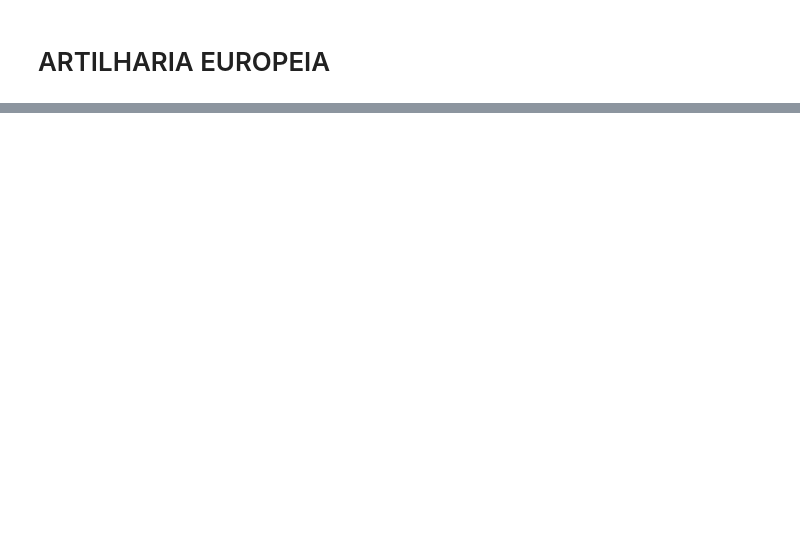
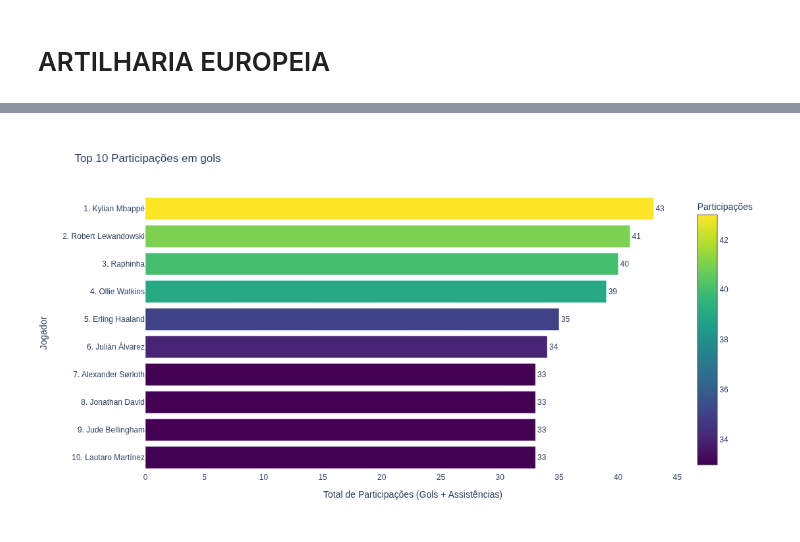
Before and after one commit to wallingson12/web_scrapping_top_ligas, a Jupyter notebook: Web scrapping - Artilharia europeia.ipynb, the cells around one changed output, grey strips where cells are left out. Drawn from its saved outputs; the diff is of its cells as text; code cells hidden in the pictures; blank space fills up the shorter version.

```diff
--- a/Web scrapping - Artilharia europeia.ipynb
+++ b/Web scrapping - Artilharia europeia.ipynb
@@ -414,0 +211,64 @@ Gerando dashboard para Europa League
+# %%
+import pandas as pd
+import plotly.graph_objects as go
+
+# Concatenar os DataFrames
+Participacoes_geral = pd.concat([artilharia_geral, assistencias_geral], ignore_index=True)
+
+# Preencher valores NaN com 0 para garantir soma correta
+Participacoes_geral.fillna(0, inplace=True)
+
+# Agrupar por nome e somar colunas 'G', 'A' e 'P'
+Participacoes_geral = Participacoes_geral.groupby('Nome').agg({'G': 'sum','A': 'sum','P': 'max'}).reset_index()
+
+# Calcular o total de participações
+Participacoes_geral['Total'] = Participacoes_geral['G'] + Participacoes_geral['A']
+
+# Ordenar e selecionar top 10
+Participacoes_geral.sort_values('Total', ascending=False, inplace=True)
+Participacoes_geral.reset_index(drop=True, inplace=True)
+top_10 = Participacoes_geral.head(10).copy()
+top_10 = top_10[::-1].reset_index(drop=True)
+
+# Adicionar posição ao nome
+top_10['POS'] = range(1, 11)[::-1]
+top_10['Nome'] = top_10['POS'].astype(str) + '. ' + top_10['Nome']
+
+# Calcular média de participação por jogo
+top_10['Media'] = top_10['Total'] / top_10['P']
+
+# Criar gráfico
+fig = go.Figure(go.Bar(
+    x=top_10['Total'],
+    y=top_10['Nome'],
+    orientation='h',
+    marker=dict(
+        color=top_10['Total'],
+        colorscale='Viridis',
+        showscale=True,
+        colorbar=dict(title='Participações')
+    ),
+    text=top_10['Total'],
+    textposition='outside',
+    customdata=top_10[['G', 'A', 'P', 'Media']],
+    hovertemplate=(
+        '<b>%{y}</b><br>' +
+        'Gols: %{customdata[0]}<br>' +
+        'Assistências: %{customdata[1]}<br>' +
+        'Partidas: %{customdata[2]}<br>' +
+        'Média por jogo: %{customdata[3]:.2f}<extra></extra>'
+    )
+))
+
+# Layout
+fig.update_layout(
+    title=f'Top 10 Participações em gols',
+    xaxis_title='Total de Participações (Gols + Assistências)',
+    yaxis_title='Jogador',
+    height=600,
+    plot_bgcolor='white'
+)
+
+fig.show()
+# %% [output]
+[figure, added]
```
Also changed, not shown: parts of 8 cells of this notebook.
